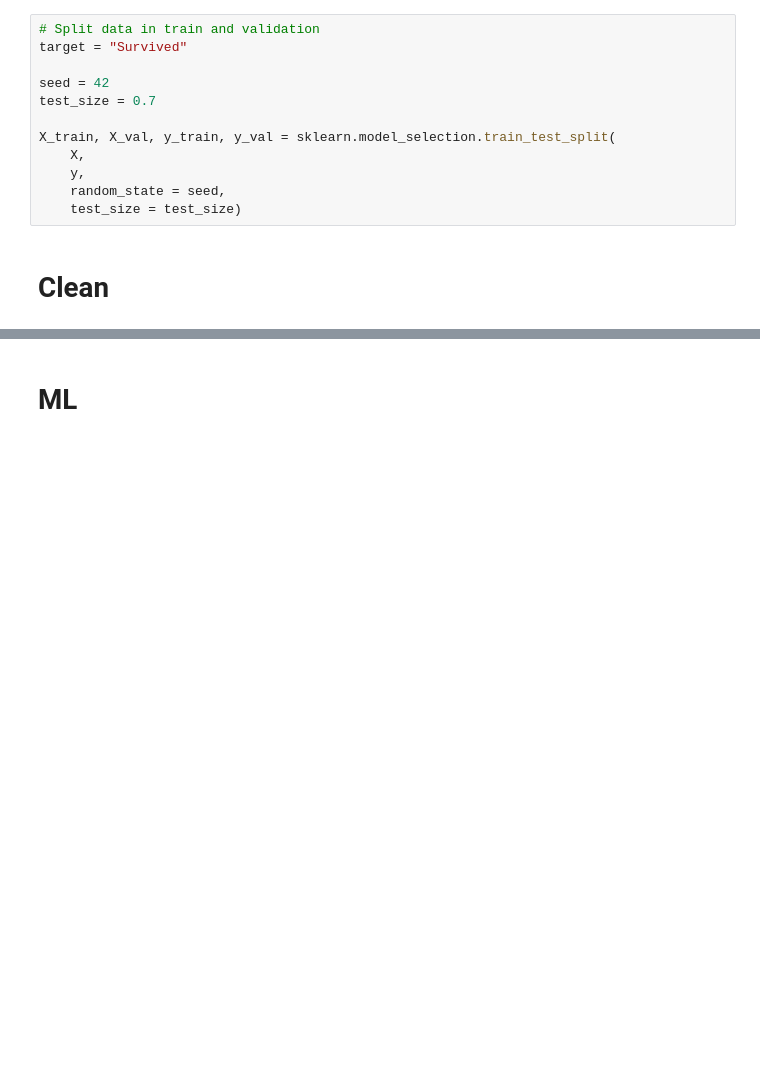
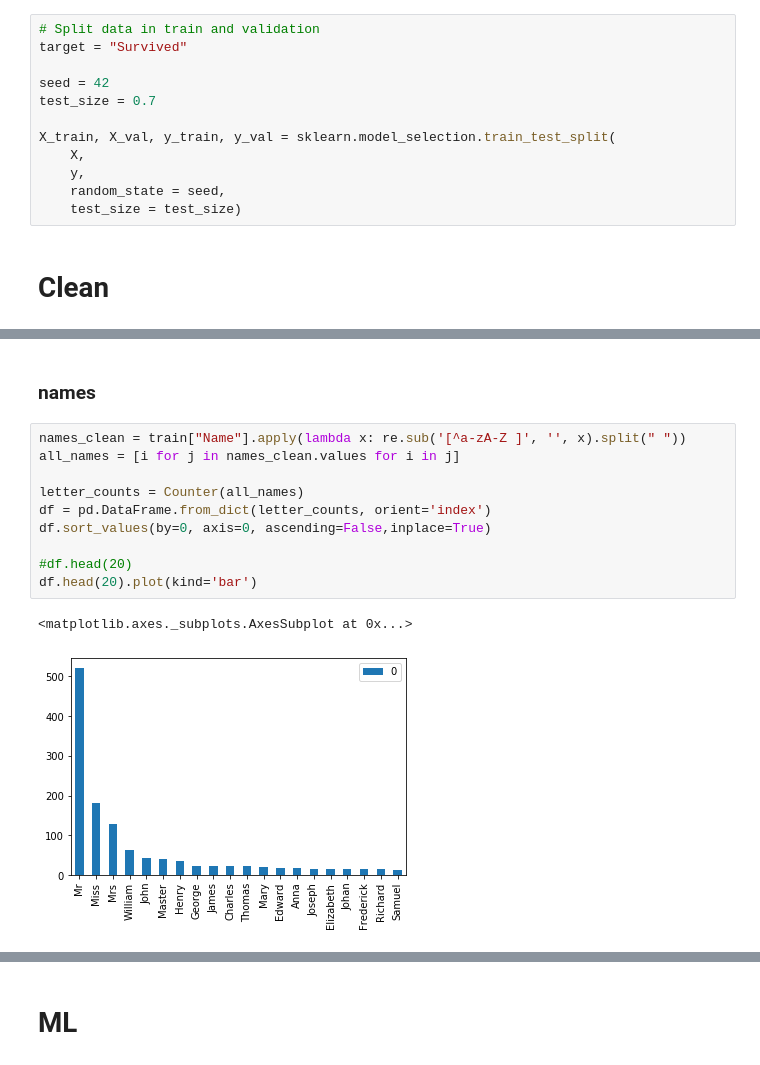
Before and after one commit to EmilMachine/ml_club, a Jupyter notebook: 05_intro_ml/notebooks/1_minimal_ml_notebook_data_cleaning.ipynb, the cells around one changed output, grey strips where cells are left out. Drawn from its saved outputs; the diff is of its cells as text; blank space fills up the shorter version.

```diff
--- a/05_intro_ml/notebooks/1_minimal_ml_notebook_data_cleaning.ipynb
+++ b/05_intro_ml/notebooks/1_minimal_ml_notebook_data_cleaning.ipynb
@@ -191,0 +234,15 @@ X_train, X_val, y_train, y_val = sklearn.model_selection.train_test_split(
+# %% [markdown]
+### names
+# %%
+names_clean = train["Name"].apply(lambda x: re.sub('[^a-zA-Z ]', '', x).split(" "))
+all_names = [i for j in names_clean.values for i in j]
+
+letter_counts = Counter(all_names)
+df = pd.DataFrame.from_dict(letter_counts, orient='index')
+df.sort_values(by=0, axis=0, ascending=False,inplace=True)
+
+#df.head(20)
+df.head(20).plot(kind='bar')
+# %% [output]
+<matplotlib.axes._subplots.AxesSubplot at 0x...>
+[figure, added]
```
Also changed, not shown: parts of 20 cells of this notebook.
